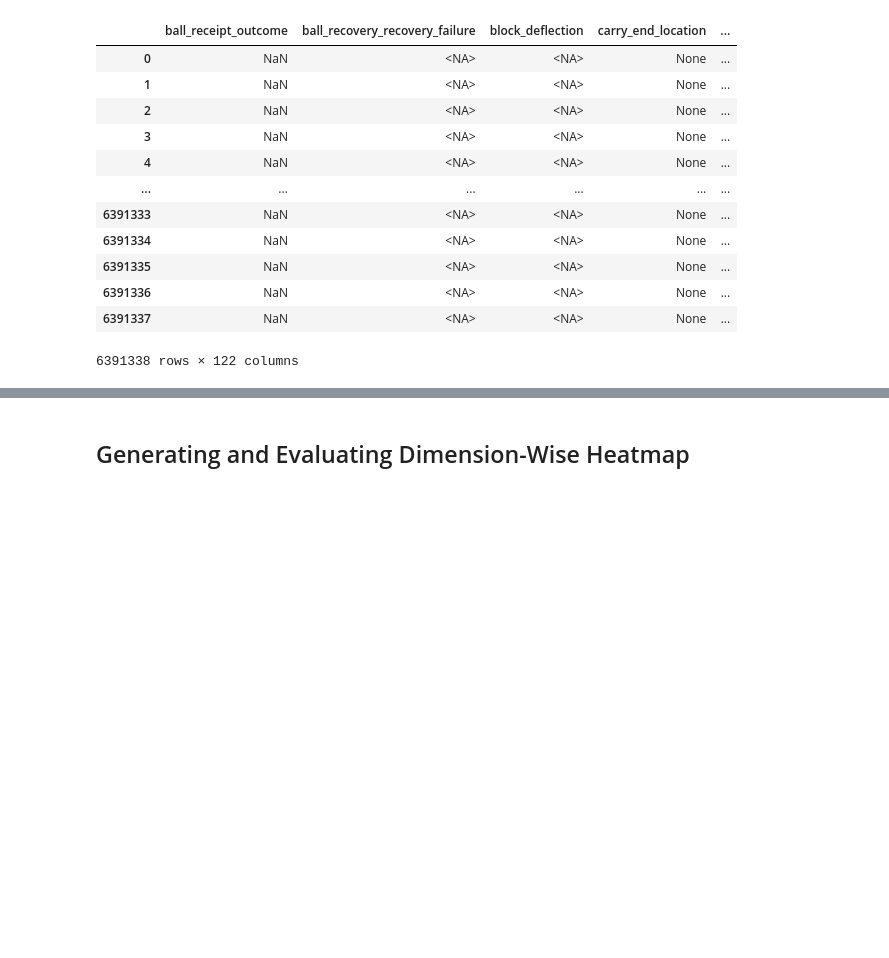
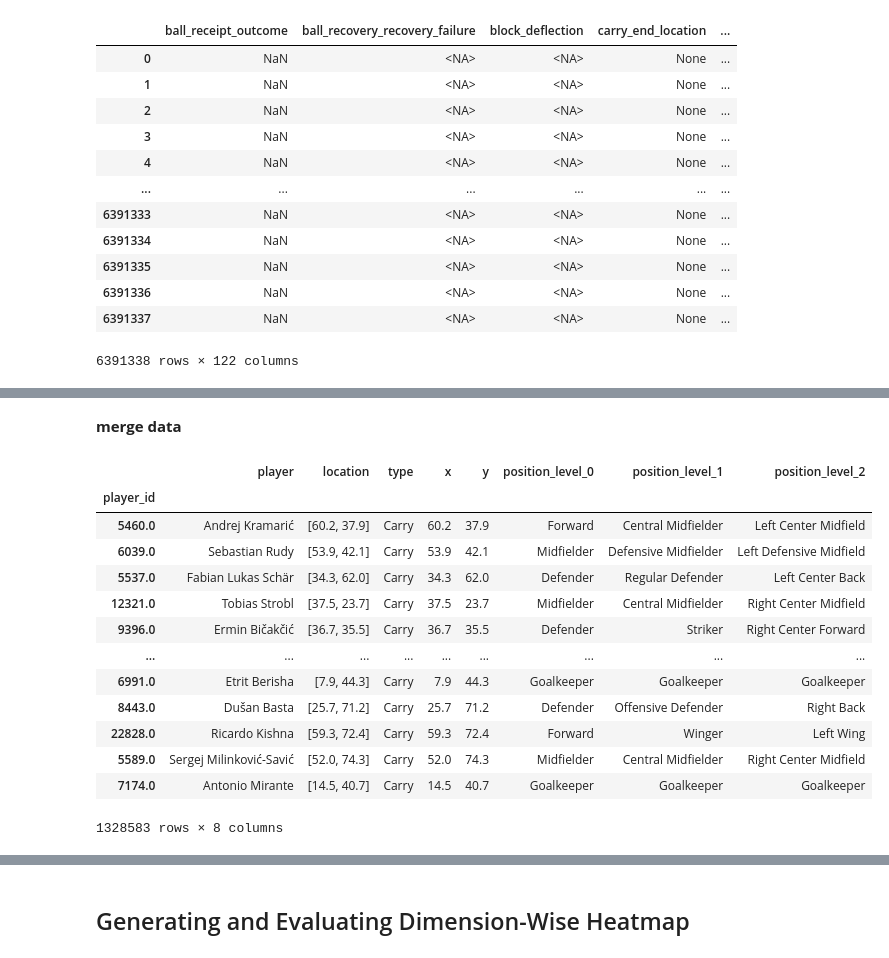
Before and after one commit to allorenz/football-player-similarity, a Jupyter notebook: src/notebooks/feature_multichannel_heatmap.ipynb, the cells around one changed output, grey strips where cells are left out. Cells and saved outputs as stored; diff of their text form; code cells hidden in the pictures; blank space fills up the shorter version.

```diff
--- a/src/notebooks/feature_multichannel_heatmap.ipynb
+++ b/src/notebooks/feature_multichannel_heatmap.ipynb
@@ -33,0 +38,17 @@ dataloader.load_data()
+# %%
+def convert_to_list(input_data):
+    if(isinstance(input_data, str)):
+        try:
+            return literal_eval(input_data)
+        except (ValueError, SyntaxError):
+            print(f"Error: The string {input_data} could not be converted to a list.")
+            return None
+
+    return input_data
+
+df_event_data = dataloader.get_data()
+df_event_data = df_event_data.loc[(df_event_data["type"]=="Carry") | ((df_event_data["type"]=="Pass")), ["player", "player_id","location","type"]]
+df_event_data["location"] = df_event_data["location"].apply(convert_to_list)
+df_event_data[["x", "y"]] = df_event_data["location"].apply(pd.Series)
+df_event_data = df_event_data.set_index("player_id")
+df_event_data.head()
@@ -33,0 +62,31 @@ dataloader.load_data()
+# %% [markdown]
+__merge data__
+# %%
+df_standard_stats = pd.read_csv("../../data/new_approach/standard_stats_all_test.csv")
+df_standard_stats =  df_standard_stats.loc[(df_standard_stats["match_played"]>=2) & (df_standard_stats["minutes_played"]>=90), : ].copy()#filter_df(df, match_played=match_played, minutes_played=minutes_played)
+df_standard_stats = df_standard_stats.set_index("player_id")
+
+df_combined = pd.merge(
+    left=df_event_data,
+    right=df_standard_stats[["position_level_0", "position_level_1", "position_level_2"]],
+    left_index=True,
+    right_index=True,
+    how="left"
+)
+df_combined = df_combined[df_combined["position_level_0"].notna()]
+df_combined
+# %% [output]
+|  | player | location | type | x | y | position_level_0 | position_level_1 | position_level_2 |
+| player_id |  |  |  |  |  |  |  |  |
+| 5460.0 | Andrej Kramarić | [60.2, 37.9] | Carry | 60.2 | 37.9 | Forward | Central Midfielder | Left Center Midfield |
+| 6039.0 | Sebastian Rudy | [53.9, 42.1] | Carry | 53.9 | 42.1 | Midfielder | Defensive Midfielder | Left Defensive Midfield |
+| 5537.0 | Fabian Lukas Schär | [34.3, 62.0] | Carry | 34.3 | 62.0 | Defender | Regular Defender | Left Center Back |
+| 12321.0 | Tobias Strobl | [37.5, 23.7] | Carry | 37.5 | 23.7 | Midfielder | Central Midfielder | Right Center Midfield |
+| 9396.0 | Ermin Bičakčić | [36.7, 35.5] | Carry | 36.7 | 35.5 | Defender | Striker | Right Center Forward |
+| ... | ... | ... | ... | ... | ... | ... | ... | ... |
+| 6991.0 | Etrit Berisha | [7.9, 44.3] | Carry | 7.9 | 44.3 | Goalkeeper | Goalkeeper | Goalkeeper |
+| 8443.0 | Dušan Basta | [25.7, 71.2] | Carry | 25.7 | 71.2 | Defender | Offensive Defender | Right Back |
+| 22828.0 | Ricardo Kishna | [59.3, 72.4] | Carry | 59.3 | 72.4 | Forward | Winger | Left Wing |
+| 5589.0 | Sergej Milinković-Savić | [52.0, 74.3] | Carry | 52.0 | 74.3 | Midfielder | Central Midfielder | Right Center Midfield |
+| 7174.0 | Antonio Mirante | [14.5, 40.7] | Carry | 14.5 | 40.7 | Goalkeeper | Goalkeeper | Goalkeeper |
+1328583 rows × 8 columns
```
Also changed, not shown: parts of 9 cells of this notebook, 3 other files.
